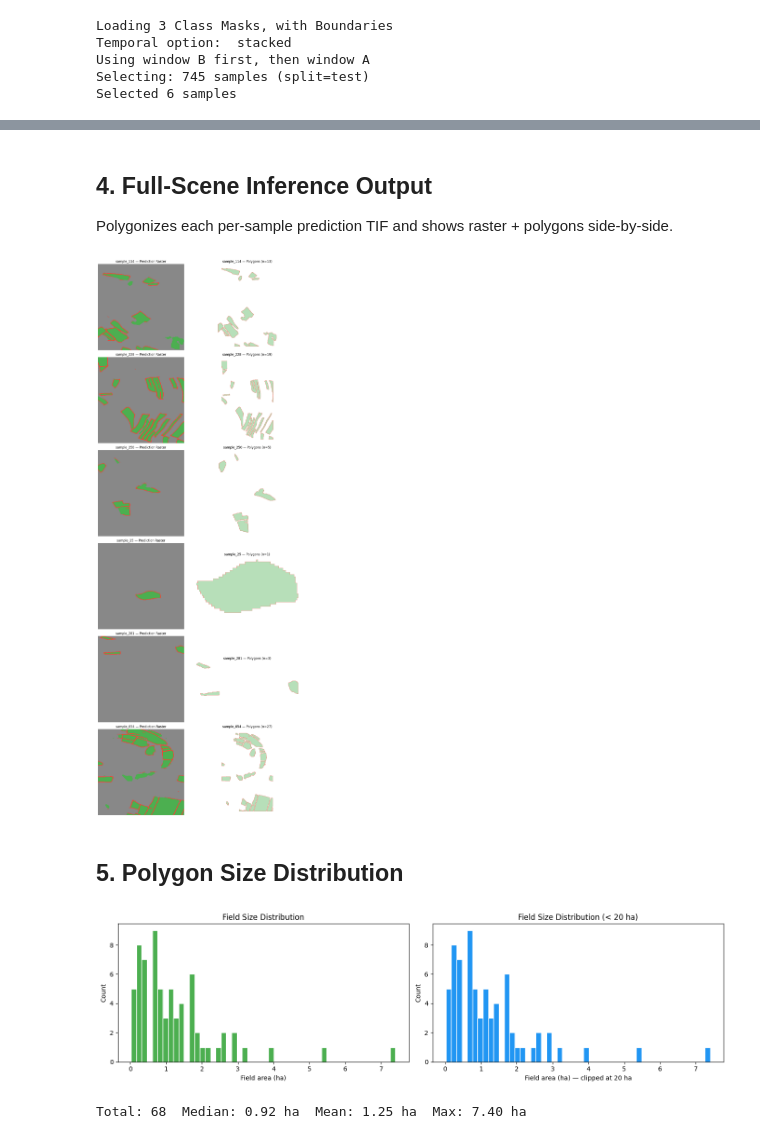
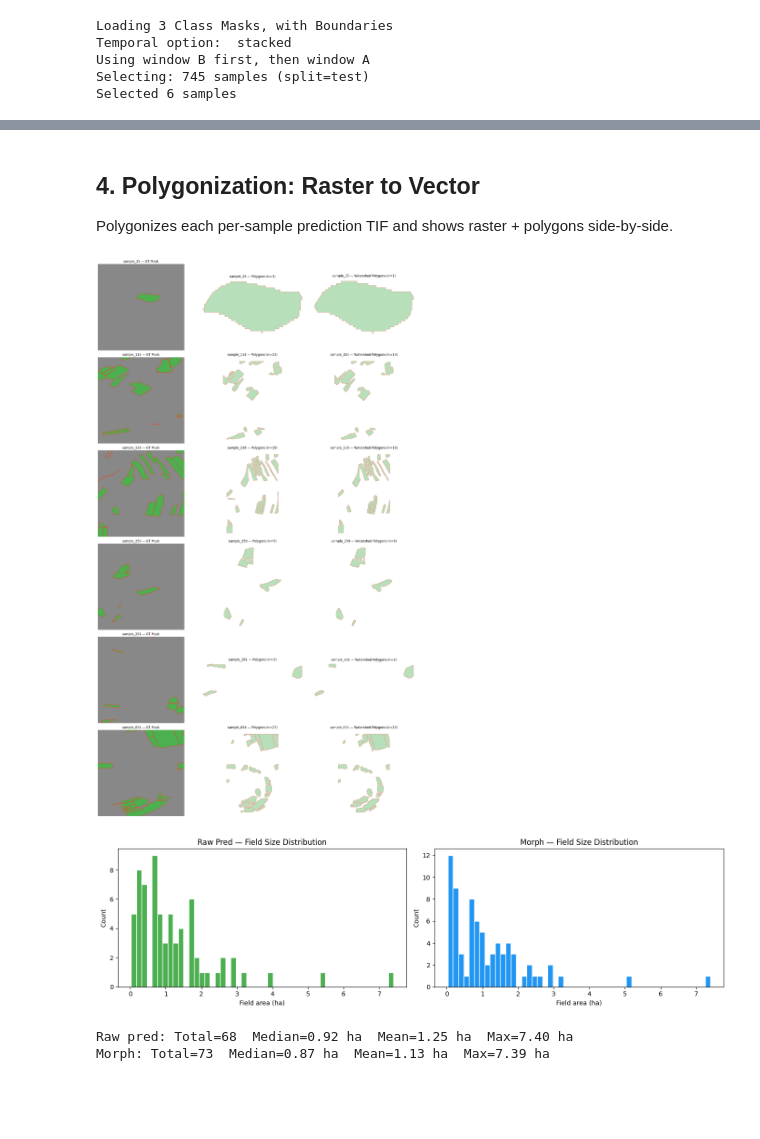
Before and after one commit to redone17/ftw-baselines, a Jupyter notebook: notebooks/visualize_results.ipynb, the cells around one changed output, grey strips where cells are left out. Cells and saved outputs as stored; diff of their text form; code cells hidden in the pictures; blank space fills up the shorter version.

Commit message:
fix postprocessing

```diff
--- a/notebooks/visualize_results.ipynb
+++ b/notebooks/visualize_results.ipynb
@@ -111,17 +122,16 @@ Watershed/Connected Components: Use Watershed segmentation (or connected compone
 # %% [markdown]
-## 4. Full-Scene Inference Output
+## 4. Polygonization: Raster to Vector
 
 Polygonizes each per-sample prediction TIF and shows raster + polygons side-by-side.
 # %%
 plot_polygonized_results(
-    TEST_DIR, CMAP, simplify=0, min_size=200
+    TEST_DIR, CMAP, simplify=0, min_size=200, postprocess="watershed"
     )
 # %% [output]
-[figure, old version]
+[figure, new version]
-# %% [markdown]
-## 5. Polygon Size Distribution
 # %%
-plot_polygon_size_distribution(TEST_DIR)
+plot_polygon_size_distribution(TEST_DIR, "morph")
 # %% [output]
-[figure, old version]
+[figure, new version]
-Total: 68  Median: 0.92 ha  Mean: 1.25 ha  Max: 7.40 ha
+Raw pred: Total=68  Median=0.92 ha  Mean=1.25 ha  Max=7.40 ha
+Morph: Total=73  Median=0.87 ha  Mean=1.13 ha  Max=7.39 ha
```
Also changed, not shown: parts of 5 cells of this notebook, 2 other files.
